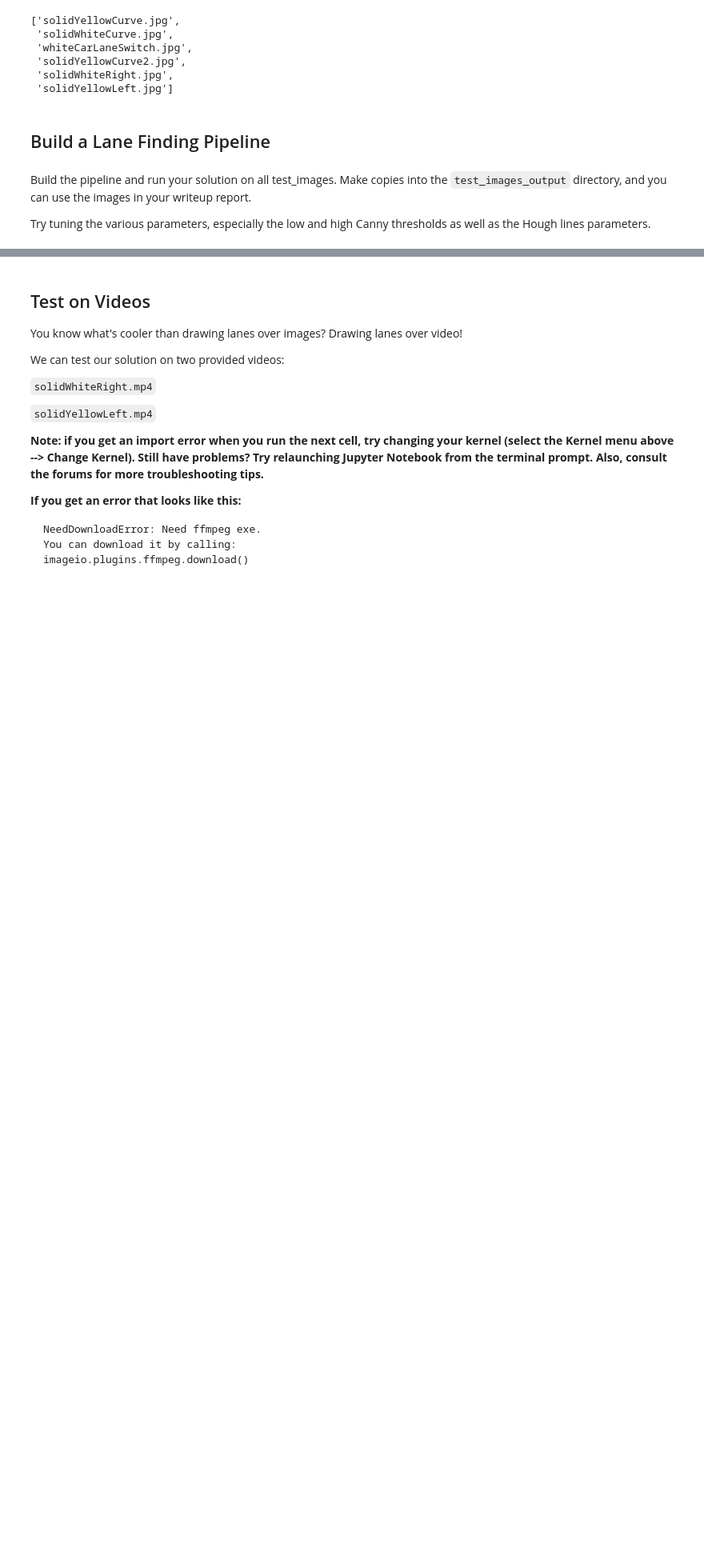
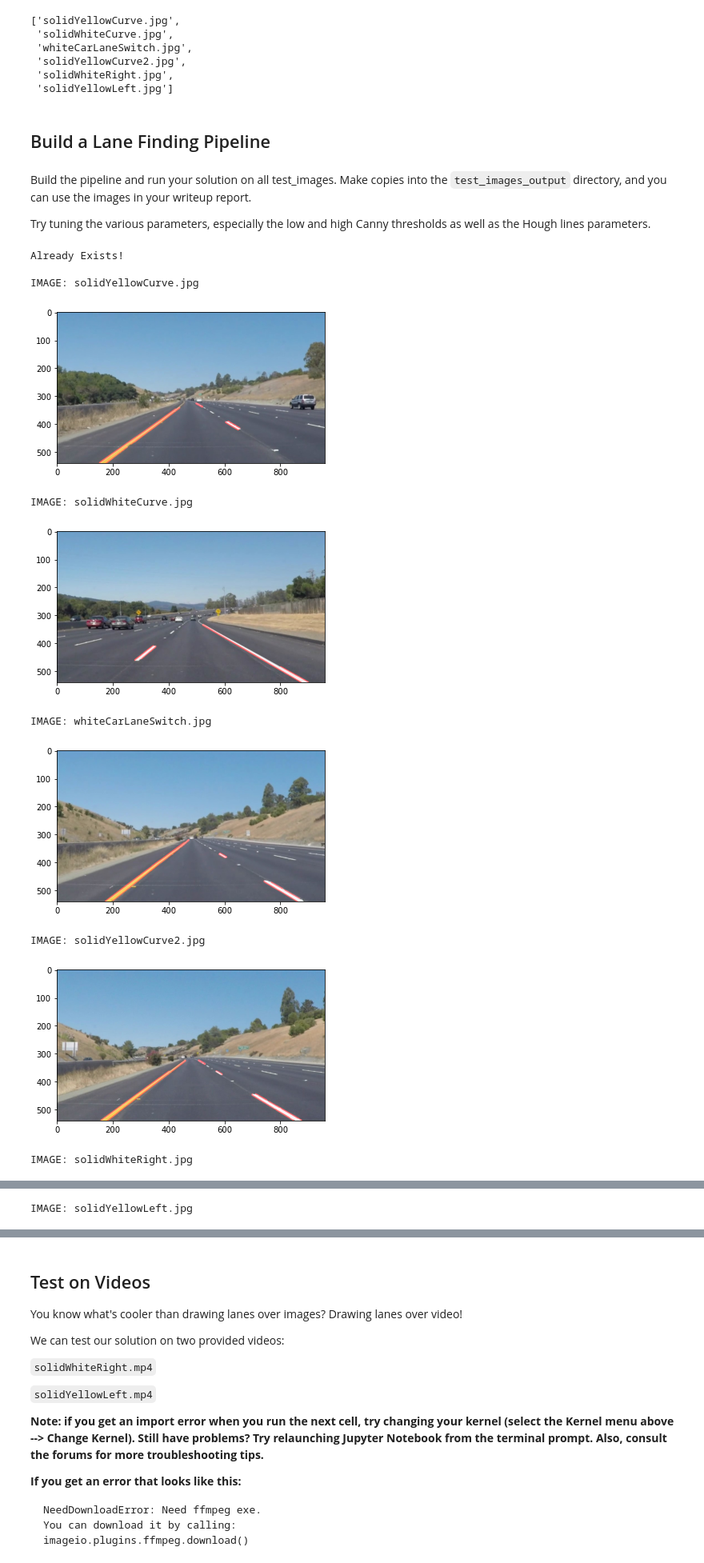
Before and after one commit to SungwookLE/udacity_Finding_LaneLine, a Jupyter notebook: P1.ipynb, the cells around one changed output, grey strips where cells are left out. Shown at 80% size. Cells and saved outputs as stored; diff of their text form; code cells hidden in the pictures; blank space fills up the shorter version.

Commit message:
feat: computer vision to test_image
update the writeup_template.md with rubrics and help function study memo and fill the code to handle the image picture

```diff
--- a/P1.ipynb
+++ b/P1.ipynb
@@ -125,7 +125,7 @@ def region_of_interest(img, vertices):
     return masked_image
 
 
-def draw_lines(img, lines, color=[255, 0, 0], thickness=2):
+def draw_lines(img, lines, color=[255, 0, 0], thickness=5):
     """
     NOTE: this is the function you might want to use as a starting point once you want to
     average/extrapolate the line segments you detect to map out the full
@@ -198,0 +196,54 @@ Try tuning the various parameters, especially the low and high Canny thresholds
+# %%
+# TODO: Build your pipeline that will draw lane lines on the test_images
+# then save them to the test_images_output directory.
+import shutil
+
+# STEP0: MAKE DIR and COPY THE TEST IMAGES TO DIR
+if not os.path.isdir("test_images_output"):
+        os.makedirs(name)
+        print(name, "Success Making\n")
+else:
+      print("Already Exists!\n")
+
+dst = 'test_images_output/'
+for src in os.listdir("test_images/"):
+    shutil.copyfile('test_images/'+src, dst+src)
+
+
+for img in os.listdir("test_images_output/"):
+    print("IMAGE: "+img)
+    image = mpimg.imread('test_images_output/'+img)
+    gray= grayscale(image)
+    blur_gray = gaussian_blur(gray, 1)
+    low_threshold=50
+    high_threshold=150
+    edges = canny(blur_gray, low_threshold, high_threshold)
+    vertices= np.array( [[  (150, image.shape[0]), (900, image.shape[0]), (500,320), (465, 320) ]], dtype=np.int32)
+    masked_img = region_of_interest(edges, vertices)
+
+    rho = 1                 # distance resolution in pixels of the Hough grid
+    theta = np.pi/180       # angular resolution in radians of the Hough grid
+    threshold = 30          # minimum number of votes (intersections in Hough grid cell)
+    min_line_len = 20       # minimum number of pixels making up a line
+    max_line_gap = 2        # maximum gap in pixels between connectable line segments
+
+    line_img = hough_lines(masked_img , rho, theta, threshold, min_line_len, max_line_gap  )
+
+    fin_img= weighted_img( line_img, image, 1, 0.9 , 0)
+
+    plt.imshow(fin_img)
+    plt.show()
+
+    # HERE IT IS: '20.10/12
+# %% [output]
+Already Exists!
+
+IMAGE: solidYellowCurve.jpg
+[figure, added]
+IMAGE: solidWhiteCurve.jpg
+[figure, added]
+IMAGE: whiteCarLaneSwitch.jpg
+[figure, added]
+IMAGE: solidYellowCurve2.jpg
+[figure, added]
+IMAGE: solidWhiteRight.jpg
@@ -198,0 +251 @@ Try tuning the various parameters, especially the low and high Canny thresholds
+IMAGE: solidYellowLeft.jpg
```
Also changed, not shown: parts of 2 cells of this notebook, 7 other files.
